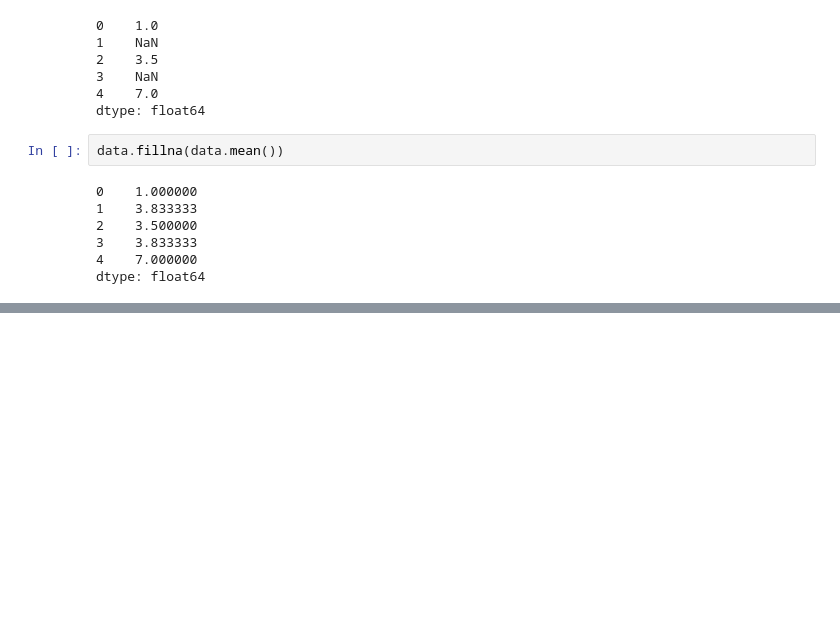
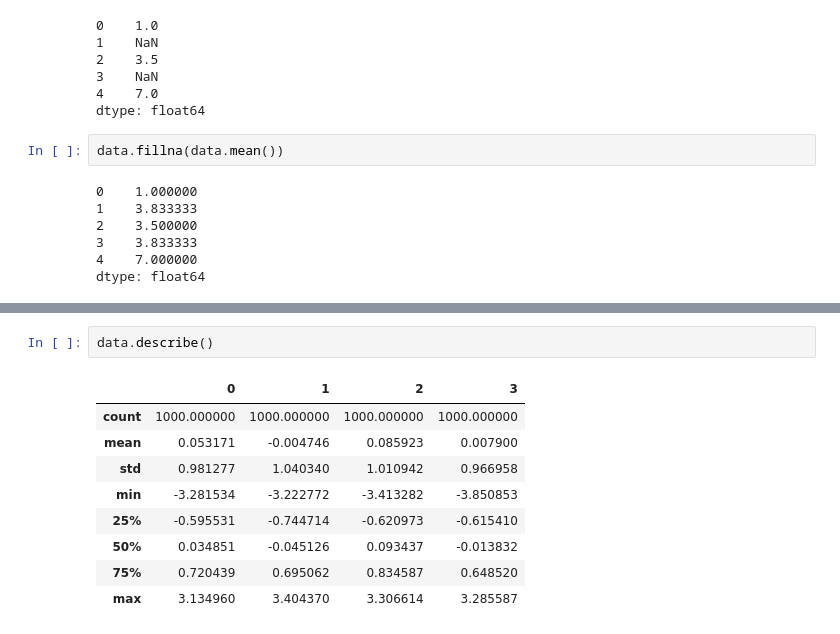
Before and after one commit to pappucode/data-science-with-Python, a Jupyter notebook: data_cleaning_and_preparation.ipynb, the cells around one changed output, grey strips where cells are left out. Drawn from its saved outputs; the diff is of its cells as text; blank space fills up the shorter version.

```diff
--- a/data_cleaning_and_preparation.ipynb
+++ b/data_cleaning_and_preparation.ipynb
@@ -290,0 +548,12 @@ dtype: float64
+# %%
+data.describe()
+# %% [output]
+|  | 0 | 1 | 2 | 3 |
+| count | 1000.000000 | 1000.000000 | 1000.000000 | 1000.000000 |
+| mean | 0.053171 | -0.004746 | 0.085923 | 0.007900 |
+| std | 0.981277 | 1.040340 | 1.010942 | 0.966958 |
+| min | -3.281534 | -3.222772 | -3.413282 | -3.850853 |
+| 25% | -0.595531 | -0.744714 | -0.620973 | -0.615410 |
+| 50% | 0.034851 | -0.045126 | 0.093437 | -0.013832 |
+| 75% | 0.720439 | 0.695062 | 0.834587 | 0.648520 |
+| max | 3.134960 | 3.404370 | 3.306614 | 3.285587 |
```
Also changed, not shown: parts of 98 cells of this notebook.
